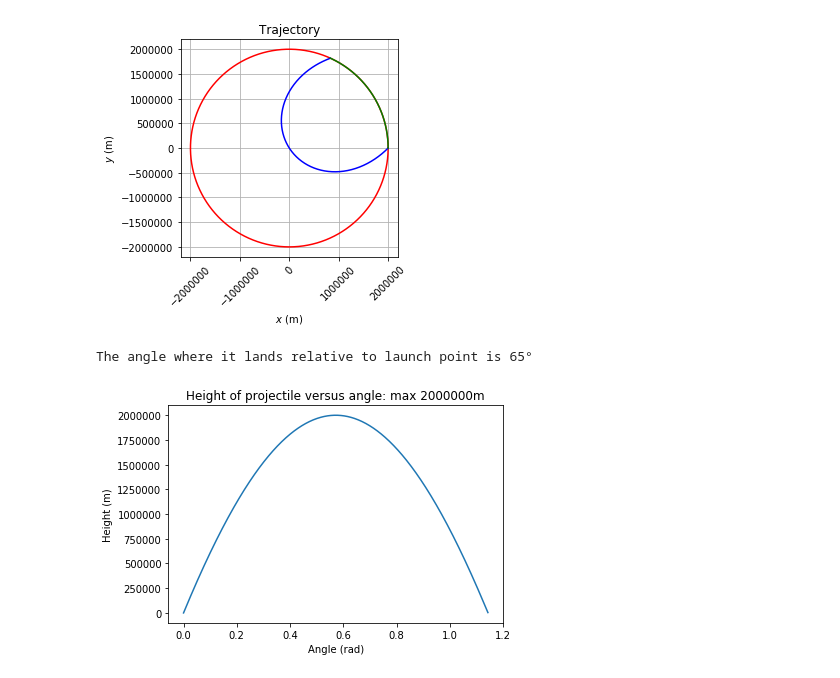
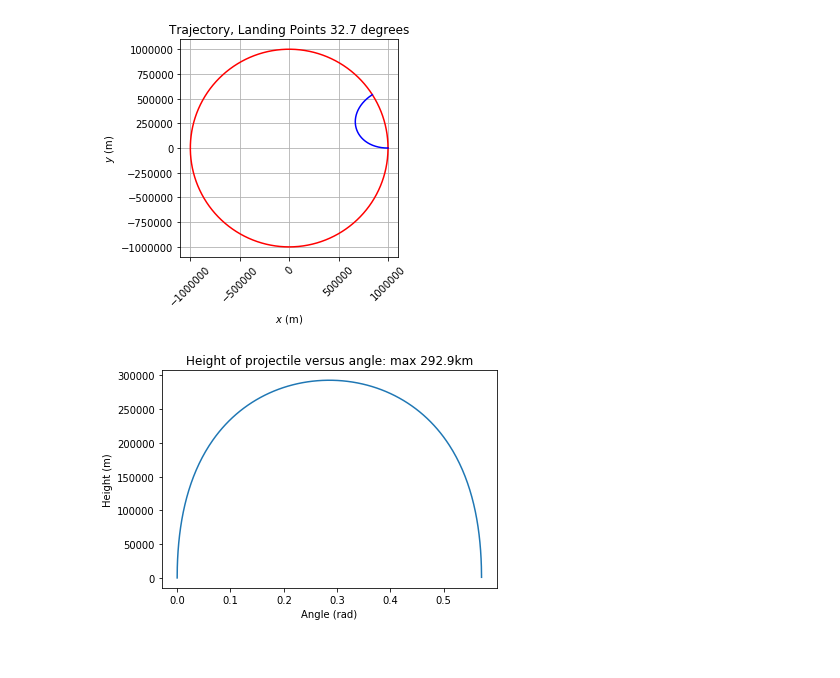
Before and after one commit to austinbeauch/thirdyearphys, a Jupyter notebook: 321A/A4_Beauchamp.ipynb, the cells around one changed output. Cells and saved outputs as stored; diff of their text form; code cells hidden in the pictures.

```diff
--- a/321A/A4_Beauchamp.ipynb
+++ b/321A/A4_Beauchamp.ipynb
@@ -11,10 +9,10 @@ def dy_dt(y, t, omega, fcf):
     return [y2, 2*omega*y1*y4 + y1*(fcf * omega**2 + y4**2), y4, -(2*y2/y1)*(omega+y4)]
 # %%
-R = 2000e3  # m
+R = 1000e3  # m
 omega = 0.18 * np.pi/180 # degrees/s, convert to rad/s
 omega_0 = 0
 v0 = -omega * R
-y0 = [R, v0, omega_0, -omega]
+y0 = [R, v0, 0, 0]
 fcf = 1
 # %%
 t_start = 0
@@ -24,57 +22,45 @@ t = np.linspace(t_start, t_end, nt)
 sol = odeint(dy_dt, y0, t, args=(omega,fcf))
 r, _, phi, _ = sol.T
 
-radius = sol[1,0]
-k = 0
-while abs(radius) < R and k < nt-1:
-    k += 1
-    radius = sol[k,0]
+# instead of a while loop, we can check for points within the circle
+# creating a boolean mask, which will be more efficient.
+# Also note that the original k is equivalent to mask.sum()
+x_full, y_full = r*np.cos(phi), r*np.sin(phi)
+mask = x_full**2 + y_full**2 <= R**2
 
-circ = np.linspace(0, 2*np.pi, nt)
+x = x_full[mask]
+y = y_full[mask]
+angle = np.arctan(y[-1]/x[-1])
+
+pts = np.linspace(0, 2*np.pi, nt)
 
 # don't need to use a for loop here!
-xcirc = R * np.cos(circ)
-ycirc = R * np.sin(circ)
+xcirc = R * np.cos(pts)
+ycirc = R * np.sin(pts)
 
 plt.figure(1)
 ax = plt.axes()
 ax.set_aspect(1)
 plt.plot(xcirc, ycirc, 'r')
-
-x, y = r[:k]*np.cos(phi[:k]), r[:k]*np.sin(phi[:k])
 plt.plot(x, y, 'b')
-
-angle = np.arctan(y[-1]/x[-1])
-
-# plot the arc covered by the projectile (used for height)
-segment = np.linspace(0, angle, k)
-xseg = R * np.cos(segment)
-yseg = R * np.sin(segment)
-plt.plot(xseg, yseg, 'g')
 
 plt.xlabel('$x\ (\mathrm{m})$')
 plt.ylabel('$y\ (\mathrm{m})$')
-plt.title("Trajectory")
+plt.title(f"Trajectory, Landing Points {round(angle*180/np.pi, 2)} degrees")
 plt.xticks(rotation=45)
 plt.grid()
 plt.show()
 # %% [output]
-[figure, old version]
+[figure, new version]
-# %%
-print(f"The angle where it lands relative to launch point is {int(angle*180/np.pi)}°")
-# %% [output]
-The angle where it lands relative to launch point is 65°
 # %%
-distances = np.sqrt((x-xseg)**2 + (y-yseg)**2)
-
 plt.figure(2)
 ax = plt.axes()
-h_max = distances.max()
-plt.plot(segment, distances)
+h = R - r[mask]
+plt.plot(phi[mask], h)
 plt.xlabel("Angle (rad)")
 plt.ylabel("Height (m)")
-plt.title(f"Height of projectile versus angle: max {int(h_max)}m")
+plt.title(f"Height of projectile versus angle: max {round(h.max()/1000, 1)}km")
 
 plt.show()
 # %% [output]
-[figure, old version]
+[figure, new version]
```
Also changed, not shown: parts of 4 cells of this notebook, 3 other files.
